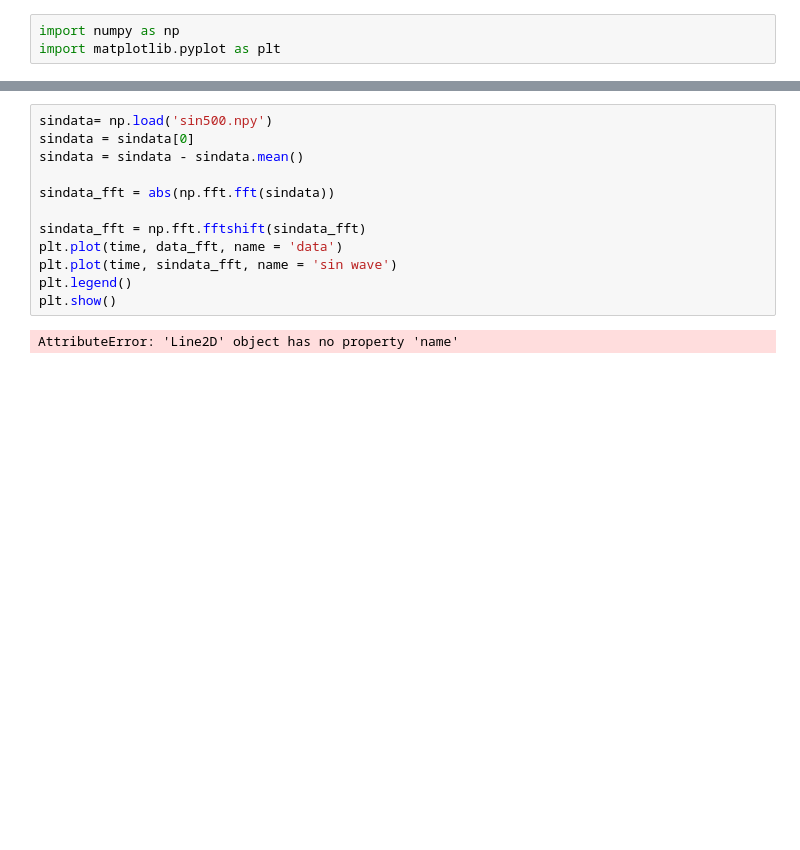
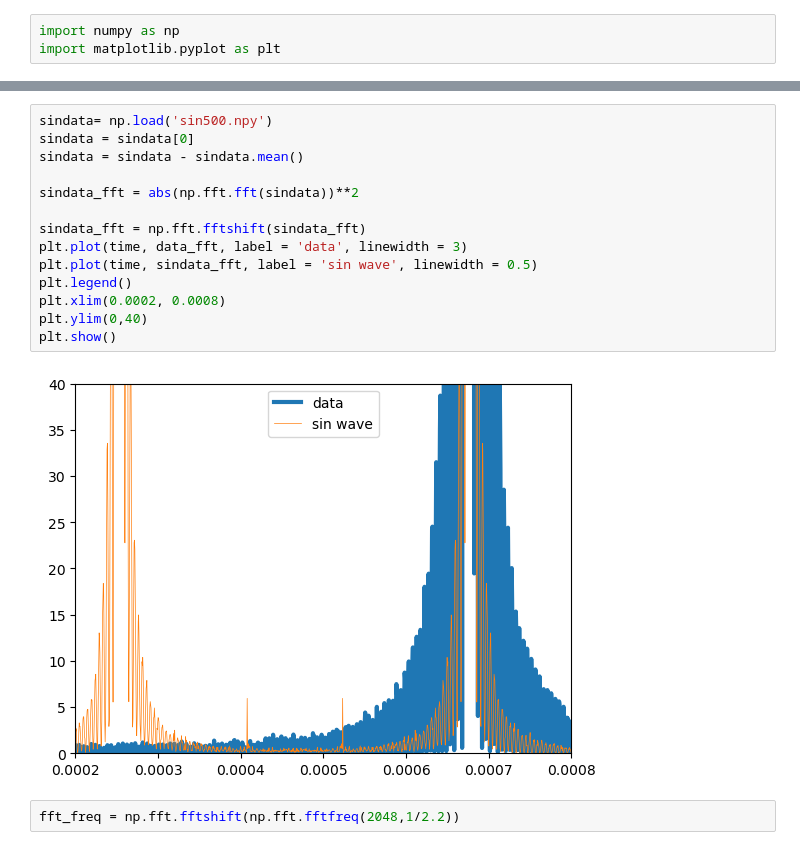
Before and after one commit to Quetzalcoatl42/Radio-23, a Jupyter notebook: Lab_1/single side band shit.ipynb, the cells around one changed output, grey strips where cells are left out. Cells and saved outputs as stored; diff of their text form; blank space fills up the shorter version.

```diff
--- a/Lab_1/single side band shit.ipynb
+++ b/Lab_1/single side band shit.ipynb
@@ -23,14 +23,18 @@ plt.show()
 # %%
 sindata= np.load('sin500.npy')
 sindata = sindata[0]
 sindata = sindata - sindata.mean()
 
-sindata_fft = abs(np.fft.fft(sindata))
+sindata_fft = abs(np.fft.fft(sindata))**2
 
 sindata_fft = np.fft.fftshift(sindata_fft)
-plt.plot(time, data_fft, name = 'data')
-plt.plot(time, sindata_fft, name = 'sin wave')
+plt.plot(time, data_fft, label = 'data', linewidth = 3)
+plt.plot(time, sindata_fft, label = 'sin wave', linewidth = 0.5)
 plt.legend()
+plt.xlim(0.0002, 0.0008)
+plt.ylim(0,40)
 plt.show()
 # %% [output]
-AttributeError: 'Line2D' object has no property 'name'
+[figure, added]
+# %%
+fft_freq = np.fft.fftshift(np.fft.fftfreq(2048,1/2.2))
```
Also changed, not shown: parts of 6 cells of this notebook, 11 other files.
